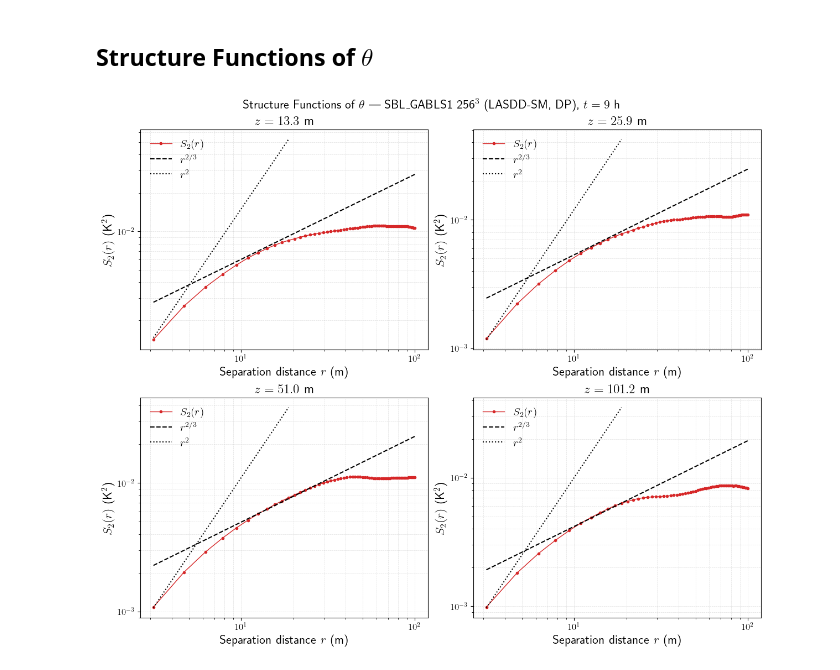
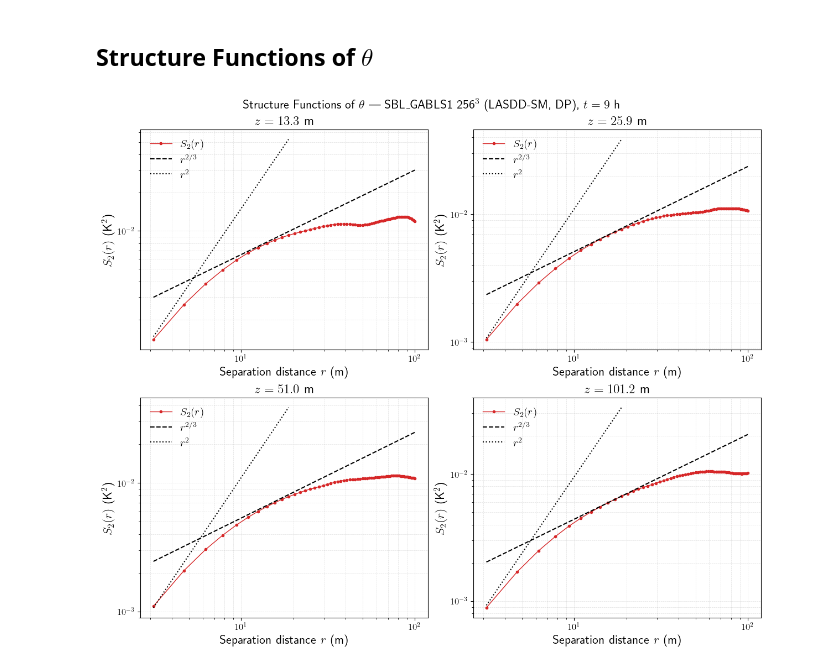
Before and after one commit to Sukantabasu/jax-alfa, a Jupyter notebook: docs/source/examples/SBL_GABLS1/notebooks/SBL_GABLS1_StructureFunctions.ipynb, the cells around one changed output. Saved outputs shown, nothing was run; the diff lists cells and outputs as text; code cells hidden in the pictures.

```diff
--- a/docs/source/examples/SBL_GABLS1/notebooks/SBL_GABLS1_StructureFunctions.ipynb
+++ b/docs/source/examples/SBL_GABLS1/notebooks/SBL_GABLS1_StructureFunctions.ipynb
@@ -26,7 +26,7 @@ def find_repo_root(start=None):
 
 BaseDir = find_repo_root()
 
-RunDir    = BaseDir / 'examples/SBL_GABLS1/runs/256x256x256_LAD_SM_DP'
+RunDir    = BaseDir / 'examples/SBL_GABLS1/runs/256x256x256_LASDD_SM_DP'
 OutputDir = RunDir / 'output'
 
 cfg = {}
@@ -126,8 +126,8 @@ axs = axs.flatten()
 max_r    = nx // 4
 min_r    = 2          # FGR = 2 => min_r = 4
 r2_max   = 20.0       # r^2 reference line shown only up to this separation (m)
-A_ref_u  = [4.4e-2, 3.6e-2, 2.5e-2, 1.4e-2]   # one pre-factor per height level; adjust to shift r^{2/3}
-A_ref_u2 = [4.5e-3, 3.3e-3, 2.3e-3, 1.3e-3]     # one pre-factor per height level; adjust to shift r^2
+A_ref_u  = [4.3e-2, 3.6e-2, 2.5e-2, 1.5e-2]   # one pre-factor per height level; adjust to shift r^{2/3}
+A_ref_u2 = [3.7e-3, 2.7e-3, 2.0e-3, 1.1e-3]     # one pre-factor per height level; adjust to shift r^2
 
 for i, k in enumerate(k_levels):
     S, rr = StructureFunction1D_LES(u3D[:, :, k], max_r=max_r)
@@ -157,33 +157,33 @@ plt.show()
 # %%
 fig, axs = plt.subplots(2, 2, figsize=(12, 10), constrained_layout=True)
 axs = axs.flatten()
 
 max_r     = nx // 4
 min_r     = 2          # skip sub-filter range (FGR=2 zeros modes above n=nx/4, smooth below 4dx)
 r2_max    = 20.0       # r^2 reference line shown only up to this separation (m)
-A_ref_th  = [1.3e-3, 1.15e-3, 1.07e-3, 0.9e-3]   # one pre-factor per height level; adjust to shift r^{2/3}
-A_ref_th2 = [1.5e-4, 1.2e-4,  1.1e-4, 1.0e-4]   # one pre-factor per height level; adjust to shift r^2
+A_ref_th  = [1.4e-3, 1.1e-3, 1.15e-3, 0.95e-3]   # one pre-factor per height level; adjust to shift r^{2/3}
+A_ref_th2 = [1.5e-4, 1.1e-4,  1.1e-4, 0.95e-4]   # one pre-factor per height level; adjust to shift r^2
 
 for i, k in enumerate(k_levels):
     S, rr = StructureFunction1D_LES(TH3D[:, :, k], max_r=max_r)
     r_m = rr * dx
 
     r_m_plot = r_m[min_r-1:]
     mask2    = r_m_plot <= r2_max
 
     ax = axs[i]
     ax.loglog(r_m_plot, S[1, min_r-1:], color='tab:red', marker='o',
               markevery=1, markersize=3, linewidth=1.0, label=r'$S_2(r)$')
     ax.loglog(r_m_plot,          A_ref_th[i]  * r_m_plot          ** (2 / 3), 'k--', linewidth=1.5, label=r'$r^{2/3}$')
     ax.loglog(r_m_plot[mask2],   A_ref_th2[i] * r_m_plot[mask2]   ** 2,       'k:',  linewidth=1.5, label=r'$r^2$')
 
     ax.set_title(rf'$z = {z_labels[i]}$ m')
     ax.set_xlabel(r'Separation distance $r$ (m)')
     ax.set_ylabel(r'$S_2(r)$ (K$^2$)')
     ax.legend(frameon=False)
     ax.grid(True, which='both', ls='--', alpha=0.4)
 
 fig.suptitle(r'Structure Functions of $\theta$ — SBL\_GABLS1 256$^3$ (LASDD-SM, DP), $t=9$ h', fontsize=16)
 plt.show()
 # %% [output]
-[figure, old version]
+[figure, new version]
```
Also changed, not shown: parts of 1 cell of this notebook, 2 other files.
